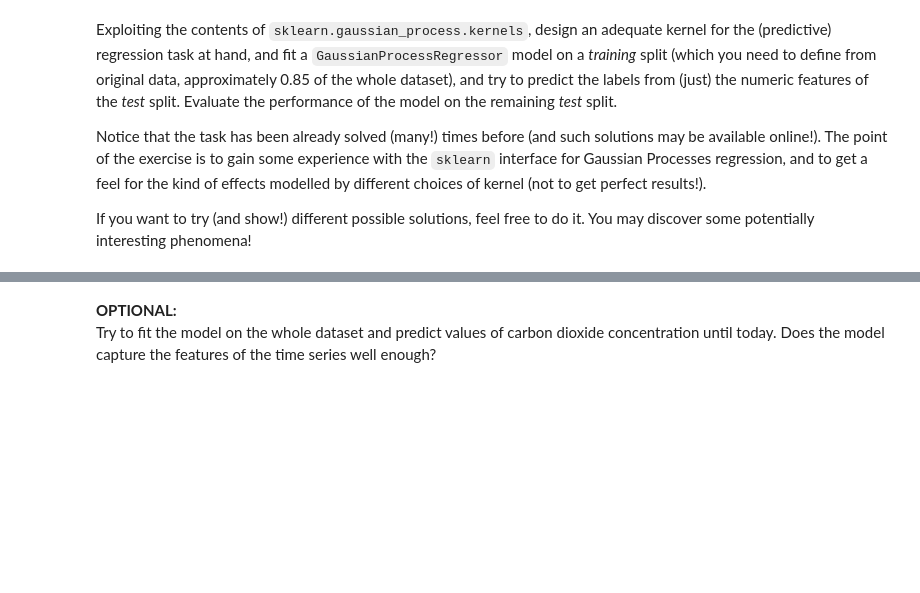
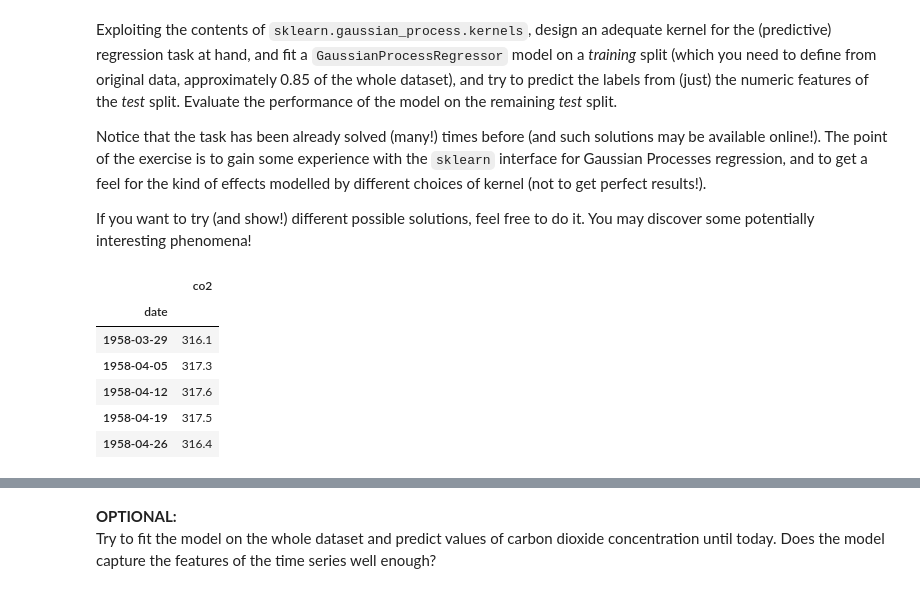
Before and after one commit to alessimichele/probml-units, a Jupyter notebook: homework-2023/02_bayesian_reg_class_gps_HW.ipynb, the cells around one changed output, grey strips where cells are left out. Drawn from its saved outputs; the diff is of its cells as text; code cells hidden in the pictures; blank space fills up the shorter version.

```diff
--- a/homework-2023/02_bayesian_reg_class_gps_HW.ipynb
+++ b/homework-2023/02_bayesian_reg_class_gps_HW.ipynb
@@ -188,0 +187,19 @@ If you want to try (and show!) different possible solutions, feel free to do it.
+# %%
+from sklearn.datasets import fetch_openml
+import pandas as pd
+
+co2 = fetch_openml(data_id=41187, as_frame=True, parser="pandas")
+# %%
+co2_data = co2.frame
+co2_data["date"] = pd.to_datetime(co2_data[["year", "month", "day"]])
+co2_data = co2_data[["date", "co2"]].set_index("date")
+#co2_data = co2_data.resample("M").mean().dropna(axis="index", how="any")
+co2_data.head()
+# %% [output]
+|  | co2 |
+| date |  |
+| 1958-03-29 | 316.1 |
+| 1958-04-05 | 317.3 |
+| 1958-04-12 | 317.6 |
+| 1958-04-19 | 317.5 |
+| 1958-04-26 | 316.4 |
```
Also changed, not shown: parts of 9 cells of this notebook.
